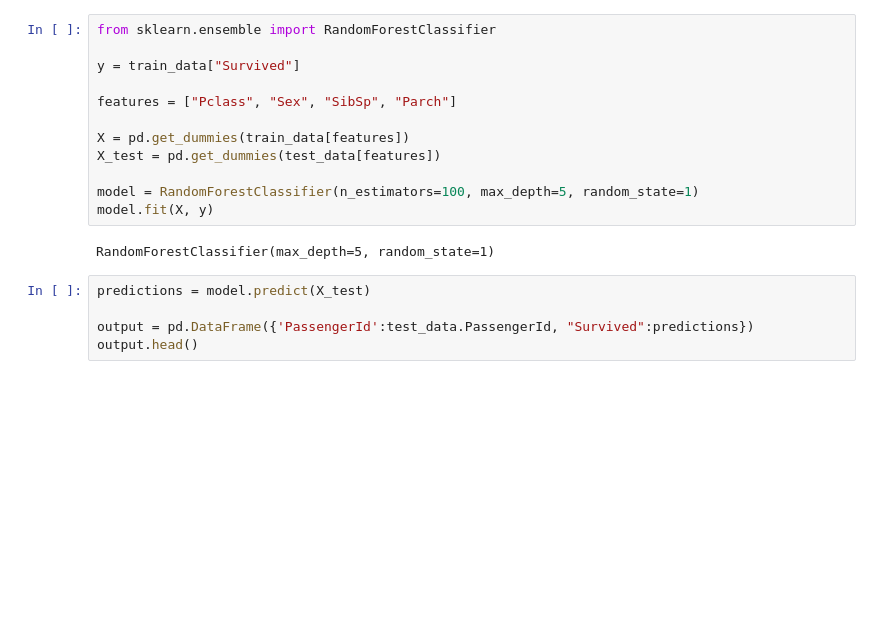
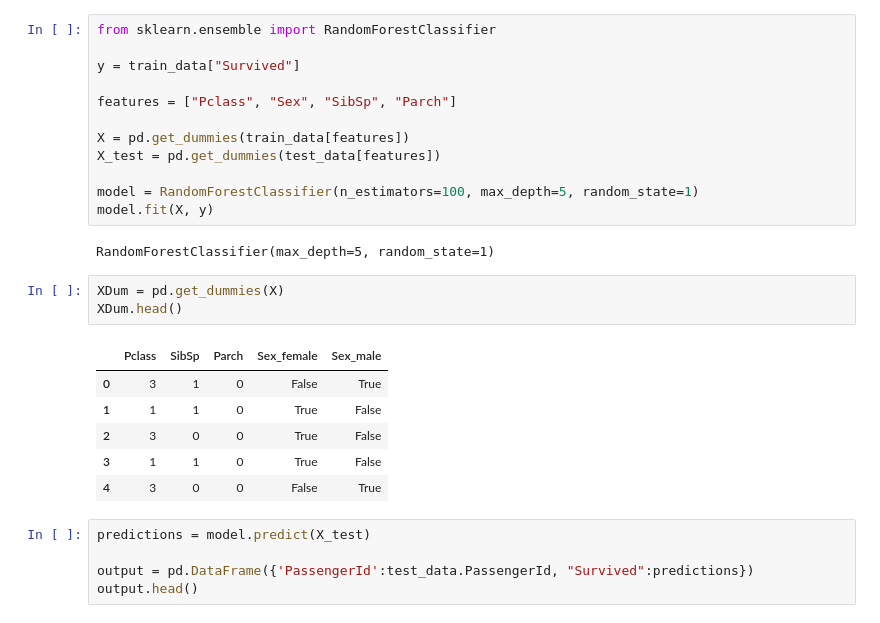
Before and after one commit to nyck33/KaggleLearnML, a Jupyter notebook: competitions/titanic/gettingstartedwithtitanic.ipynb, the cells around one changed output. Cells and saved outputs as stored; diff of their text form; blank space fills up the shorter version.

```diff
--- a/competitions/titanic/gettingstartedwithtitanic.ipynb
+++ b/competitions/titanic/gettingstartedwithtitanic.ipynb
@@ -81,6 +95,16 @@ model = RandomForestClassifier(n_estimators=100, max_depth=5, random_state=1)
 model.fit(X, y)
 # %% [output]
 RandomForestClassifier(max_depth=5, random_state=1)
+# %%
+XDum = pd.get_dummies(X)
+XDum.head()
+# %% [output]
+|  | Pclass | SibSp | Parch | Sex_female | Sex_male |
+| 0 | 3 | 1 | 0 | False | True |
+| 1 | 1 | 1 | 0 | True | False |
+| 2 | 3 | 0 | 0 | True | False |
+| 3 | 1 | 1 | 0 | True | False |
+| 4 | 3 | 0 | 0 | False | True |
 # %%
 predictions = model.predict(X_test)
 
```
Also changed, not shown: parts of 12 cells of this notebook, 1 other file.
